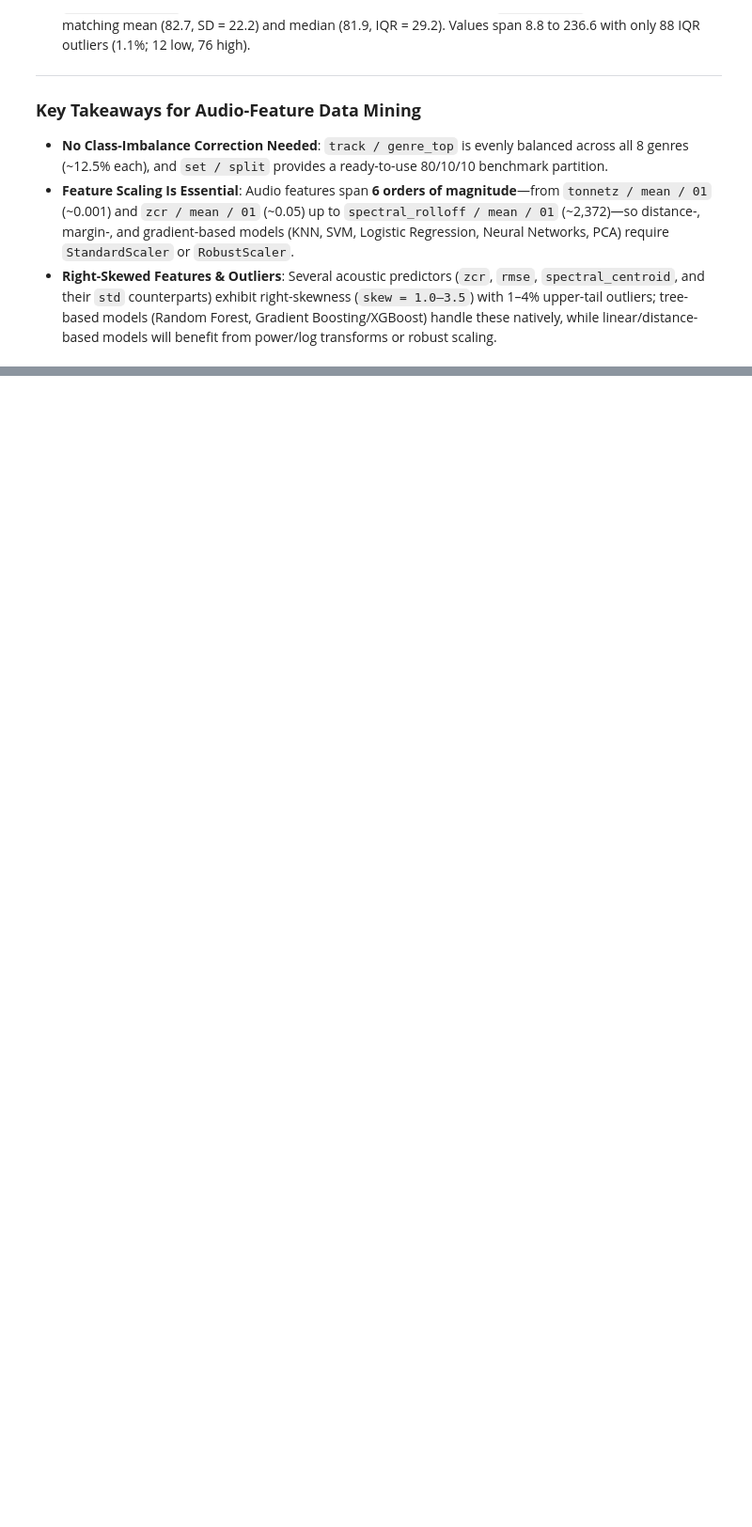
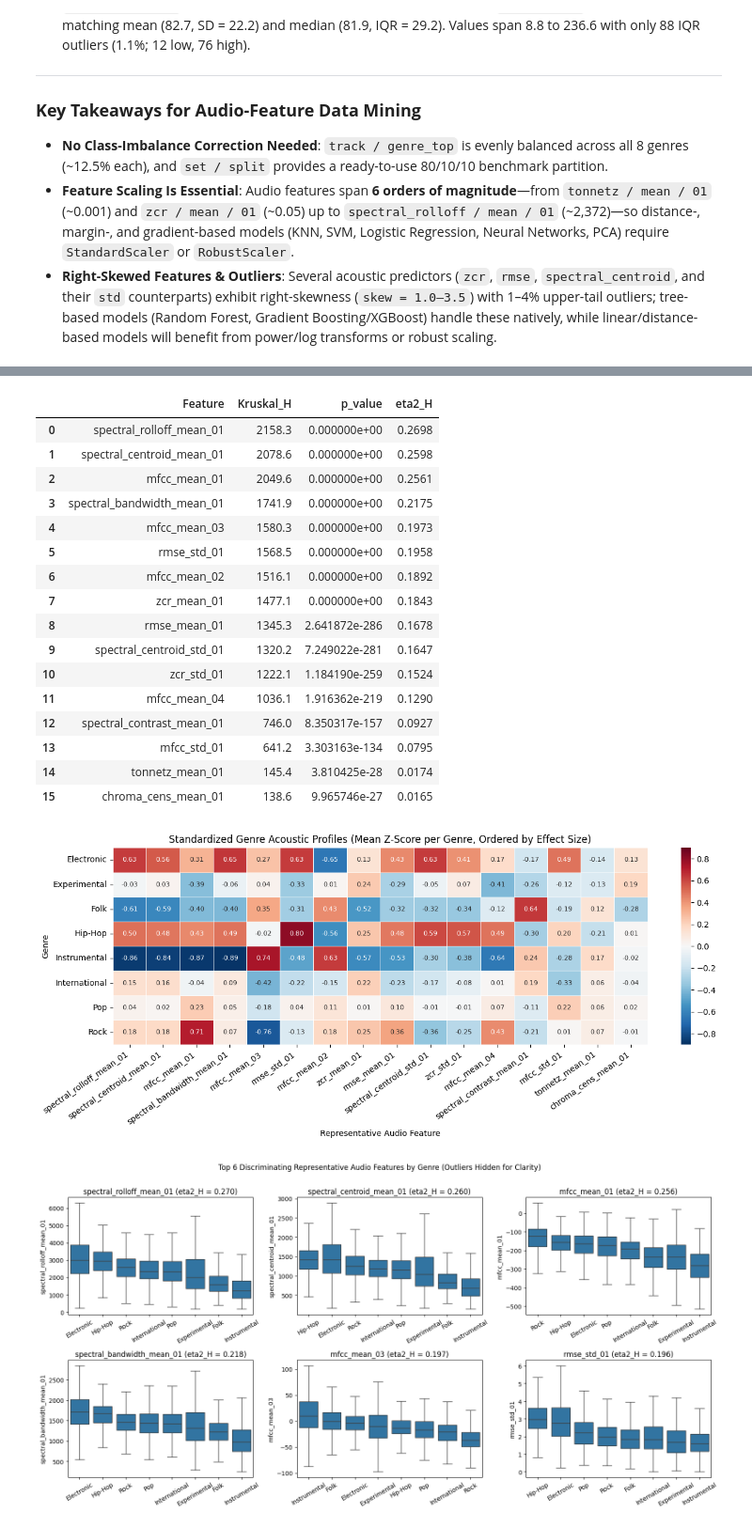
Before and after one commit to daqhi/Music-Genre-Classification, a Jupyter notebook: music_genre_classification.ipynb, the cells around one changed output, grey strips where cells are left out. Shown at 94% size. Saved outputs shown, nothing was run; the diff lists cells and outputs as text; code cells hidden in the pictures; blank space fills up the shorter version.

```diff
--- a/music_genre_classification.ipynb
+++ b/music_genre_classification.ipynb
@@ -1113,0 +1328,60 @@ for col in num_cols:
+# %%
+# VI.3 Bivariate Discrimination: Representative Audio Features vs. Genre
+genre = clean_tracks[('track', 'genre_top')]
+
+# 1. Kruskal-Wallis H test & effect size (eta^2_H) for the 16 representative features
+kw_rows = []
+n = len(rep_df)
+k = genre.nunique()
+for col in rep_df.columns:
+    groups = [rep_df.loc[genre == g, col].values for g in sorted(genre.unique())]
+    H, p = stats.kruskal(*groups)
+    eta2_h = max(0.0, (H - k + 1) / (n - k))
+    kw_rows.append({'Feature': col, 'Kruskal_H': H, 'p_value': p, 'eta2_H': eta2_h})
+
+kw_df = pd.DataFrame(kw_rows).sort_values('eta2_H', ascending=False).reset_index(drop=True)
+print("=== Kruskal-Wallis Genre Separation Across 16 Representative Features ===")
+display(kw_df.assign(Kruskal_H=kw_df['Kruskal_H'].round(1), eta2_H=kw_df['eta2_H'].round(4)))
+
+# 2. Standardized (z-score) genre acoustic profile heatmap
+z_rep = (rep_df - rep_df.mean()) / rep_df.std()
+z_rep['genre'] = genre.values
+genre_profile = z_rep.groupby('genre')[kw_df['Feature'].tolist()].mean()
+
+plt.figure(figsize=(13, 5.5))
+sns.heatmap(
+    genre_profile,
+    annot=True,
+    fmt='.2f',
+    cmap='RdBu_r',
+    center=0,
+    vmin=-0.9,
+    vmax=0.9,
+    linewidths=0.4,
+    annot_kws={'size': 8},
+)
+plt.title("Standardized Genre Acoustic Profiles (Mean Z-Score per Genre, Ordered by Effect Size)")
+plt.xlabel("Representative Audio Feature")
+plt.ylabel("Genre")
+plt.xticks(rotation=35, ha='right')
+plt.tight_layout()
+plt.show()
+
+# 3. Boxplots for the top 6 discriminating representative features
+top6_feats = kw_df['Feature'].head(6).tolist()
+plot_df = rep_df[top6_feats].copy()
+plot_df['genre'] = genre.values
+
+fig, axes = plt.subplots(2, 3, figsize=(16, 8))
+for ax, feat in zip(axes.flat, top6_feats):
+    order = plot_df.groupby('genre')[feat].median().sort_values(ascending=False).index
+    sns.boxplot(data=plot_df, x='genre', y=feat, order=order, showfliers=False, ax=ax)
+    eta = kw_df.loc[kw_df['Feature'] == feat, 'eta2_H'].values[0]
+    ax.set_title(f"{feat} (eta2_H = {eta:.3f})")
+    ax.set_xlabel("")
+    ax.tick_params(axis='x', rotation=30)
+
+plt.suptitle("Top 6 Discriminating Representative Audio Features by Genre (Outliers Hidden for Clarity)", y=1.01)
+plt.tight_layout()
+plt.show()
+# %% [output]
@@ -1113,0 +1389,19 @@ for col in num_cols:
+|  | Feature | Kruskal_H | p_value | eta2_H |
+| 0 | spectral_rolloff_mean_01 | 2158.3 | 0.000000e+00 | 0.2698 |
+| 1 | spectral_centroid_mean_01 | 2078.6 | 0.000000e+00 | 0.2598 |
+| 2 | mfcc_mean_01 | 2049.6 | 0.000000e+00 | 0.2561 |
+| 3 | spectral_bandwidth_mean_01 | 1741.9 | 0.000000e+00 | 0.2175 |
+| 4 | mfcc_mean_03 | 1580.3 | 0.000000e+00 | 0.1973 |
+| 5 | rmse_std_01 | 1568.5 | 0.000000e+00 | 0.1958 |
+| 6 | mfcc_mean_02 | 1516.1 | 0.000000e+00 | 0.1892 |
+| 7 | zcr_mean_01 | 1477.1 | 0.000000e+00 | 0.1843 |
+| 8 | rmse_mean_01 | 1345.3 | 2.641872e-286 | 0.1678 |
+| 9 | spectral_centroid_std_01 | 1320.2 | 7.249022e-281 | 0.1647 |
+| 10 | zcr_std_01 | 1222.1 | 1.184190e-259 | 0.1524 |
+| 11 | mfcc_mean_04 | 1036.1 | 1.916362e-219 | 0.1290 |
+| 12 | spectral_contrast_mean_01 | 746.0 | 8.350317e-157 | 0.0927 |
+| 13 | mfcc_std_01 | 641.2 | 3.303163e-134 | 0.0795 |
+| 14 | tonnetz_mean_01 | 145.4 | 3.810425e-28 | 0.0174 |
+| 15 | chroma_cens_mean_01 | 138.6 | 9.965746e-27 | 0.0165 |
+[figure, added]
+[figure, added]
```
Also changed, not shown: parts of 43 cells of this notebook.
